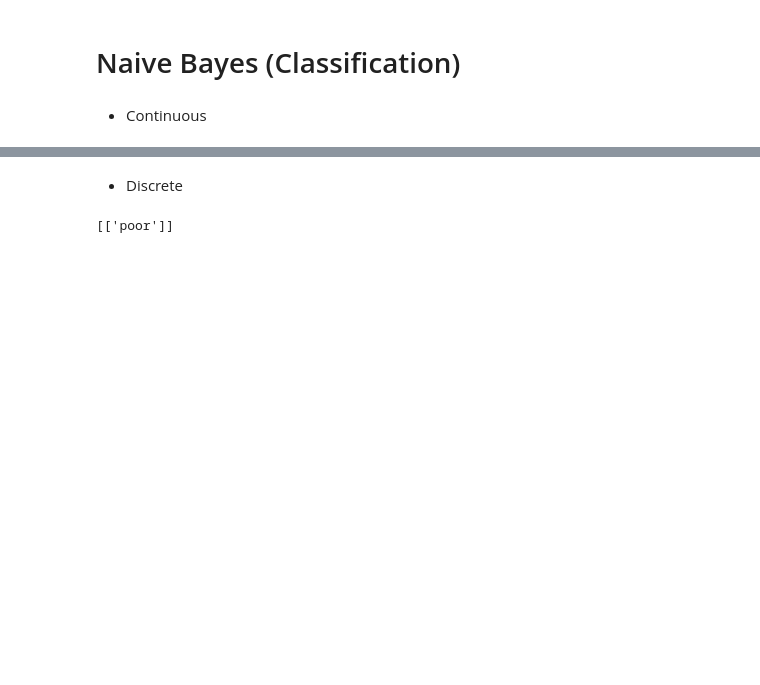
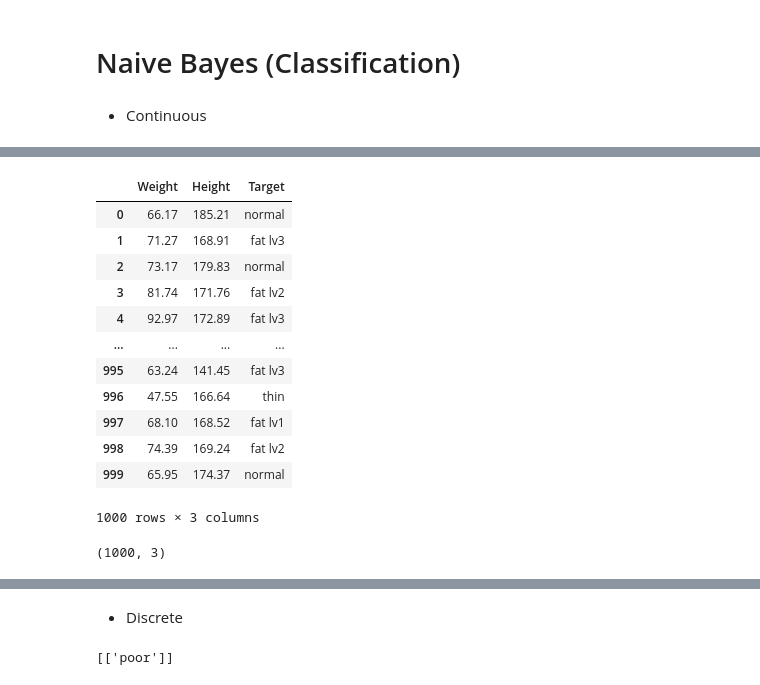
Before and after one commit to RTae/AI102, a Jupyter notebook: week2/AI102_Week2_3.ipynb, the cells around one changed output, grey strips where cells are left out. Cells and saved outputs as stored; diff of their text form; code cells hidden in the pictures; blank space fills up the shorter version.

```diff
--- a/week2/AI102_Week2_3.ipynb
+++ b/week2/AI102_Week2_3.ipynb
@@ -6,0 +161,18 @@
+# %%
+Data = pd.read_excel('BMI_Dataset_Classification.xlsx', usecols = 'A:C')
+# %%
+Data
+# %% [output]
+|  | Weight | Height | Target |
+| 0 | 66.17 | 185.21 | normal |
+| 1 | 71.27 | 168.91 | fat lv3 |
+| 2 | 73.17 | 179.83 | normal |
+| 3 | 81.74 | 171.76 | fat lv2 |
+| 4 | 92.97 | 172.89 | fat lv3 |
+| ... | ... | ... | ... |
+| 995 | 63.24 | 141.45 | fat lv3 |
+| 996 | 47.55 | 166.64 | thin |
+| 997 | 68.10 | 168.52 | fat lv1 |
+| 998 | 74.39 | 169.24 | fat lv2 |
+| 999 | 65.95 | 174.37 | normal |
+1000 rows × 3 columns
@@ -6,0 +181,4 @@
+# %%
+DataMatrix.shape
+# %% [output]
+(1000, 3)
```
Also changed, not shown: parts of 31 cells of this notebook.
